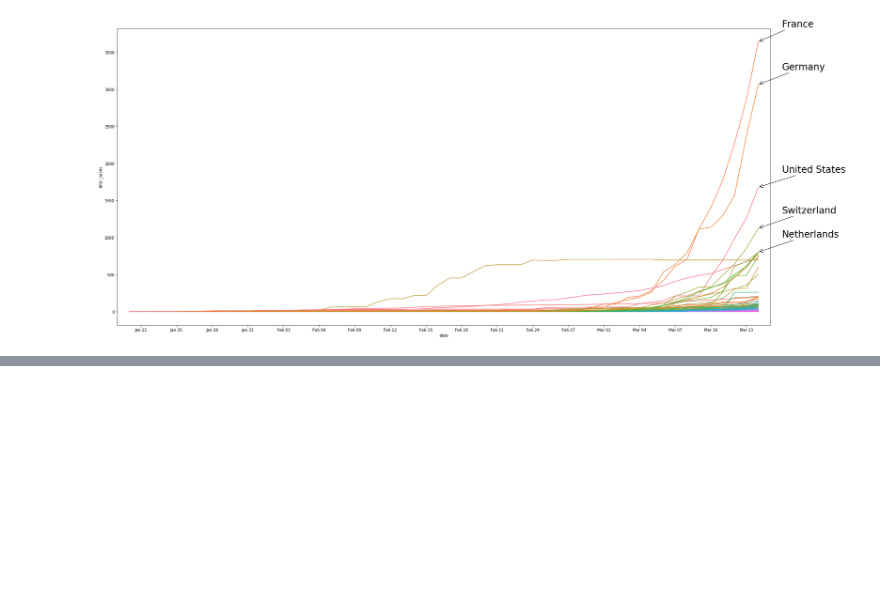
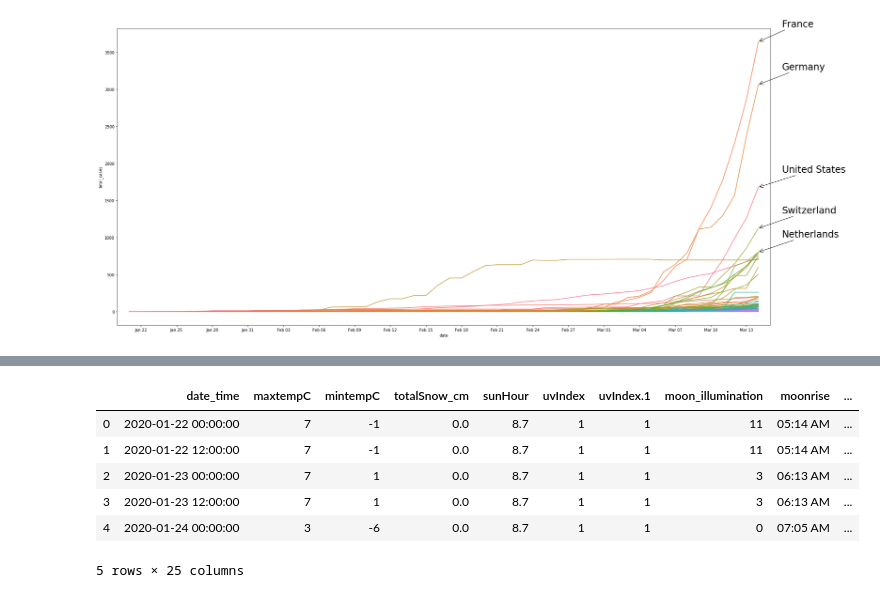
Before and after one commit to MohammedAlawami/corona-data-challenge, a Jupyter notebook: coronavirus_analysis.ipynb, the cells around one changed output, grey strips where cells are left out. Drawn from its saved outputs; the diff is of its cells as text; code cells hidden in the pictures; blank space fills up the shorter version.

```diff
--- a/coronavirus_analysis.ipynb
+++ b/coronavirus_analysis.ipynb
@@ -218,0 +271,11 @@ for i in range(5):
+# %%
+china = pd.read_csv('China.csv')
+china.head()
+# %% [output]
+|  | date_time | maxtempC | mintempC | totalSnow_cm | sunHour | uvIndex | uvIndex.1 | moon_illumination | moonrise | ... |
+| 0 | 2020-01-22 00:00:00 | 7 | -1 | 0.0 | 8.7 | 1 | 1 | 11 | 05:14 AM | ... |
+| 1 | 2020-01-22 12:00:00 | 7 | -1 | 0.0 | 8.7 | 1 | 1 | 11 | 05:14 AM | ... |
+| 2 | 2020-01-23 00:00:00 | 7 | 1 | 0.0 | 8.7 | 1 | 1 | 3 | 06:13 AM | ... |
+| 3 | 2020-01-23 12:00:00 | 7 | 1 | 0.0 | 8.7 | 1 | 1 | 3 | 06:13 AM | ... |
+| 4 | 2020-01-24 00:00:00 | 3 | -6 | 0.0 | 8.7 | 1 | 1 | 0 | 07:05 AM | ... |
+5 rows × 25 columns
```
Also changed, not shown: parts of 7 cells of this notebook, 4 other files.
